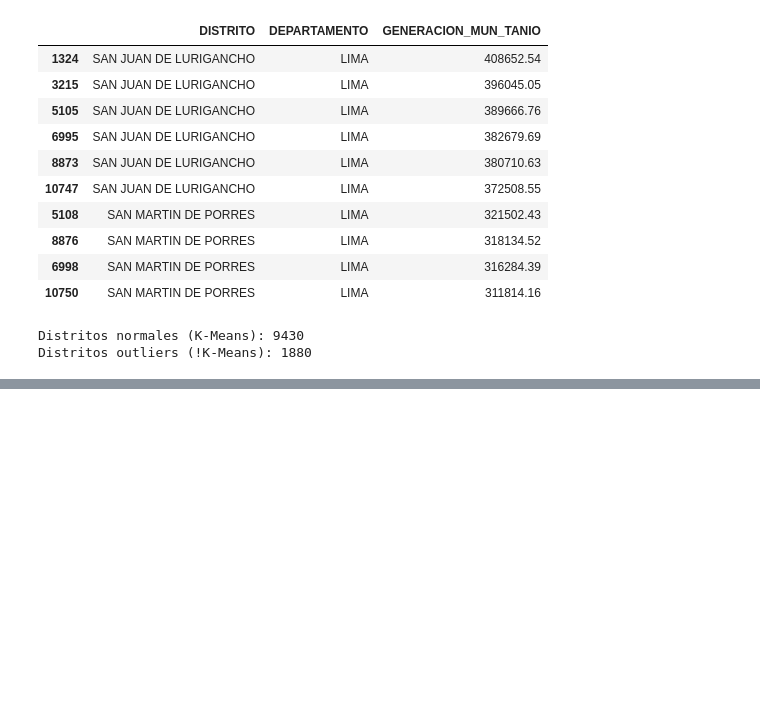
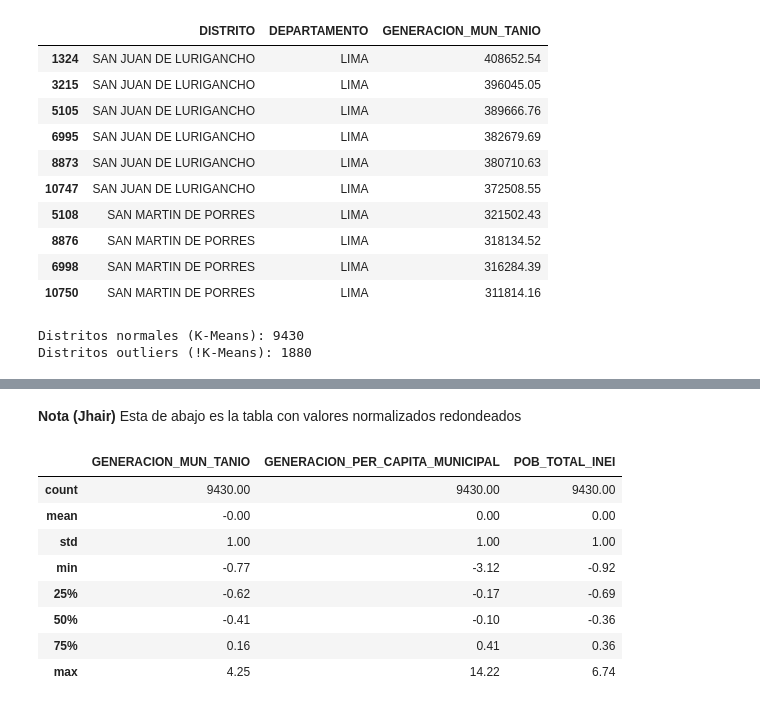
Before and after one commit to daJackLy/agente_residuos, a Jupyter notebook: agente_residuos.ipynb, the cells around one changed output, grey strips where cells are left out. Cells and saved outputs as stored; diff of their text form; code cells hidden in the pictures; blank space fills up the shorter version.

```diff
--- a/agente_residuos.ipynb
+++ b/agente_residuos.ipynb
@@ -100,0 +151,16 @@ Distritos outliers (!K-Means): 1880
+# %% [markdown]
+**Nota (Jhair)**
+Esta de abajo es la tabla con valores normalizados redondeados
+# %%
+tabla_normalizacion = df_normal_scaled[variables_numericas].describe().round(2)
+tabla_normalizacion
+# %% [output]
+|  | GENERACION_MUN_TANIO | GENERACION_PER_CAPITA_MUNICIPAL | POB_TOTAL_INEI |
+| count | 9430.00 | 9430.00 | 9430.00 |
+| mean | -0.00 | 0.00 | 0.00 |
+| std | 1.00 | 1.00 | 1.00 |
+| min | -0.77 | -3.12 | -0.92 |
+| 25% | -0.62 | -0.17 | -0.69 |
+| 50% | -0.41 | -0.10 | -0.36 |
+| 75% | 0.16 | 0.41 | 0.36 |
+| max | 4.25 | 14.22 | 6.74 |
```
Also changed, not shown: parts of 6 cells of this notebook.
